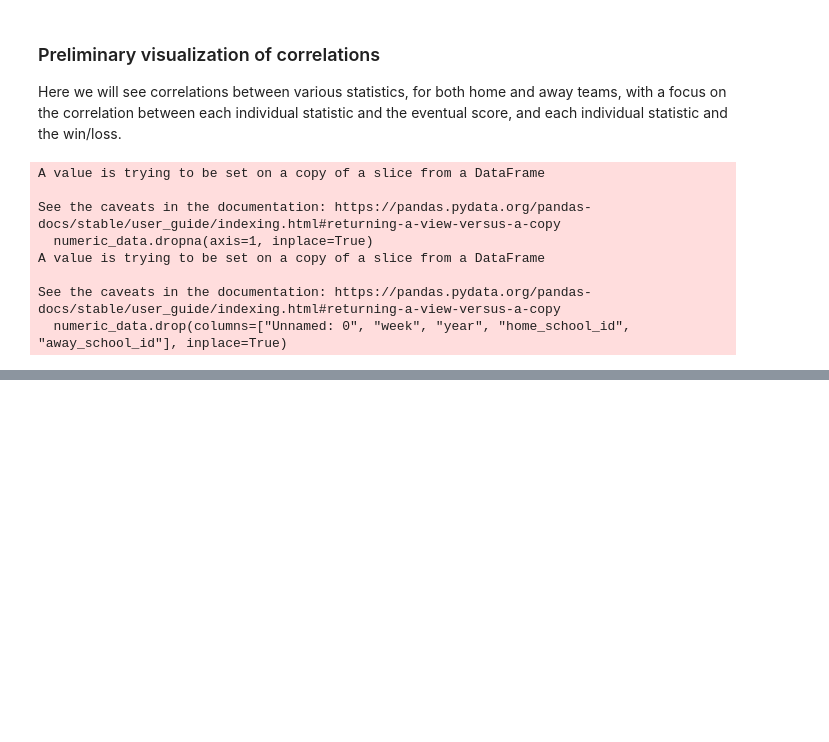
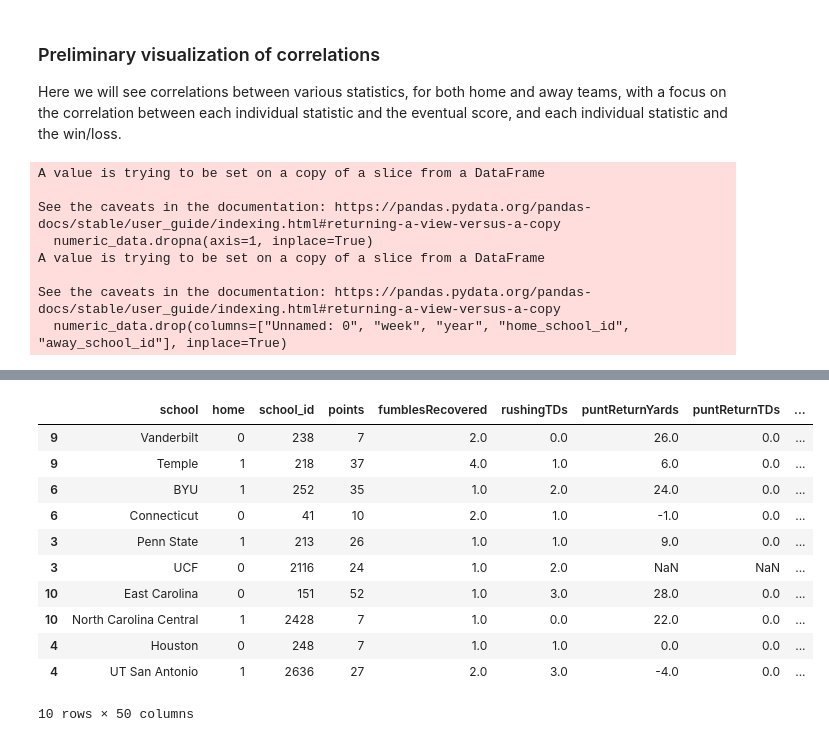
Before and after one commit to JohnVanderhoff/college_football_prediction_project, a Jupyter notebook: college-football-prediction/CFBD data cleaning.ipynb, the cells around one changed output, grey strips where cells are left out. Drawn from its saved outputs; the diff is of its cells as text; code cells hidden in the pictures; blank space fills up the shorter version.

Commit message:
Updating format for clean_games_data csv

```diff
--- a/college-football-prediction/CFBD data cleaning.ipynb
+++ b/college-football-prediction/CFBD data cleaning.ipynb
@@ -232,0 +244,9 @@ df.style.background_gradient()
+# %%
+keys = []
+for key in home_keys:
+    if "home" in key:
+        temp = key.split("home_")
+        keys.append(temp[1])
+    else:
+        keys.append(key)
+print(keys)
@@ -232,0 +255,8 @@ df.style.background_gradient()
+# %%
+home_keys_swap = {key: key.split("home_")[-1] for key in home_keys}
+away_keys_swap = {key: key.split("away_")[-1] for key in away_keys}
+# %%
+home_df = games_df[home_keys]
+home_df.rename(columns=home_keys_swap, inplace=True)
+home_df.insert(1, "home", 1)
+home_df.head()
@@ -232,0 +275,5 @@ df.style.background_gradient()
+# %%
+away_df = games_df[away_keys]
+away_df.rename(columns=away_keys_swap, inplace=True)
+away_df.insert(1, "home", 0)
+away_df.head()
@@ -232,0 +292,17 @@ df.style.background_gradient()
+# %%
+new_games_df = pd.concat([home_df, away_df])
+new_games_df = new_games_df.sort_values("id")
+new_games_df.head(10)
+# %% [output]
+|  | school | home | school_id | points | fumblesRecovered | rushingTDs | puntReturnYards | puntReturnTDs | ... |
+| 9 | Vanderbilt | 0 | 238 | 7 | 2.0 | 0.0 | 26.0 | 0.0 | ... |
+| 9 | Temple | 1 | 218 | 37 | 4.0 | 1.0 | 6.0 | 0.0 | ... |
+| 6 | BYU | 1 | 252 | 35 | 1.0 | 2.0 | 24.0 | 0.0 | ... |
+| 6 | Connecticut | 0 | 41 | 10 | 2.0 | 1.0 | -1.0 | 0.0 | ... |
+| 3 | Penn State | 1 | 213 | 26 | 1.0 | 1.0 | 9.0 | 0.0 | ... |
+| 3 | UCF | 0 | 2116 | 24 | 1.0 | 2.0 | NaN | NaN | ... |
+| 10 | East Carolina | 0 | 151 | 52 | 1.0 | 3.0 | 28.0 | 0.0 | ... |
+| 10 | North Carolina Central | 1 | 2428 | 7 | 1.0 | 0.0 | 22.0 | 0.0 | ... |
+| 4 | Houston | 0 | 248 | 7 | 1.0 | 1.0 | 0.0 | 0.0 | ... |
+| 4 | UT San Antonio | 1 | 2636 | 27 | 2.0 | 3.0 | -4.0 | 0.0 | ... |
+10 rows × 50 columns
```
Also changed, not shown: parts of 6 cells of this notebook, 1 other file.
